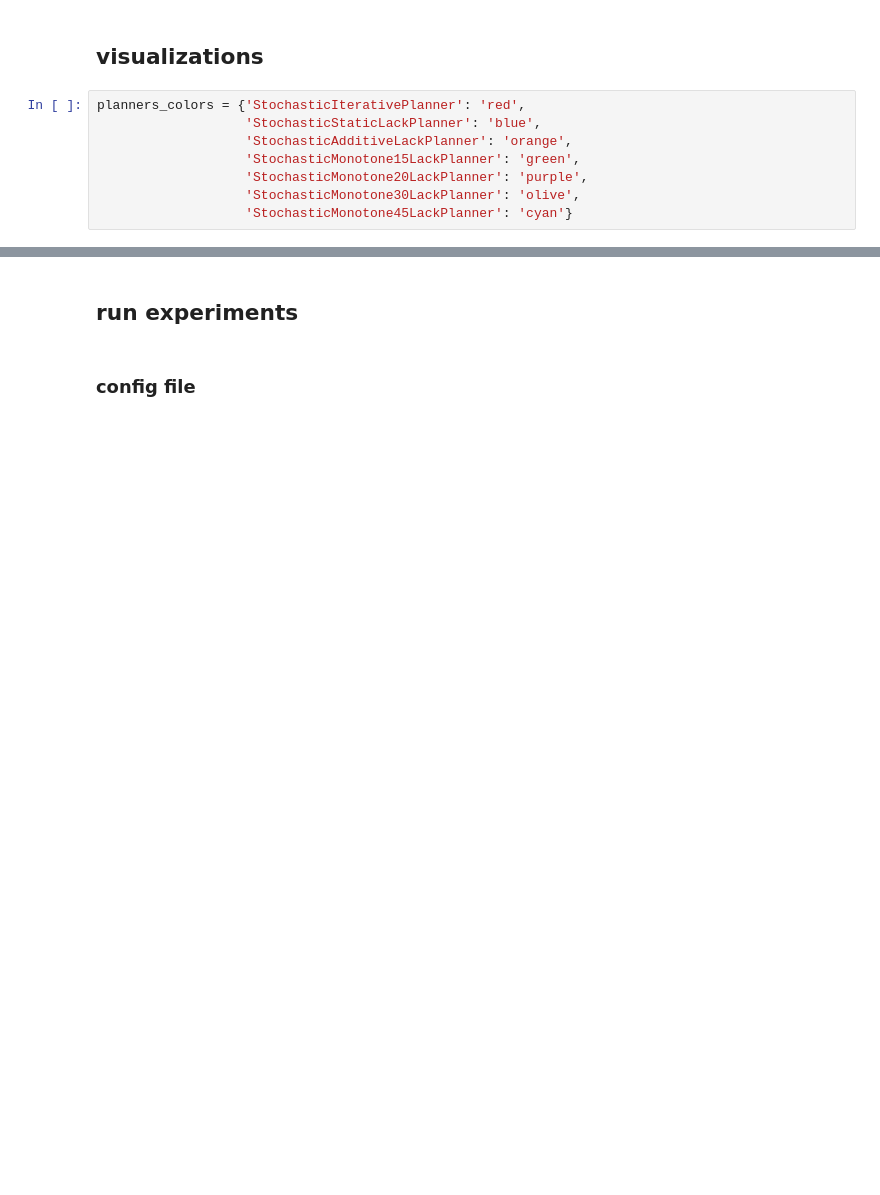
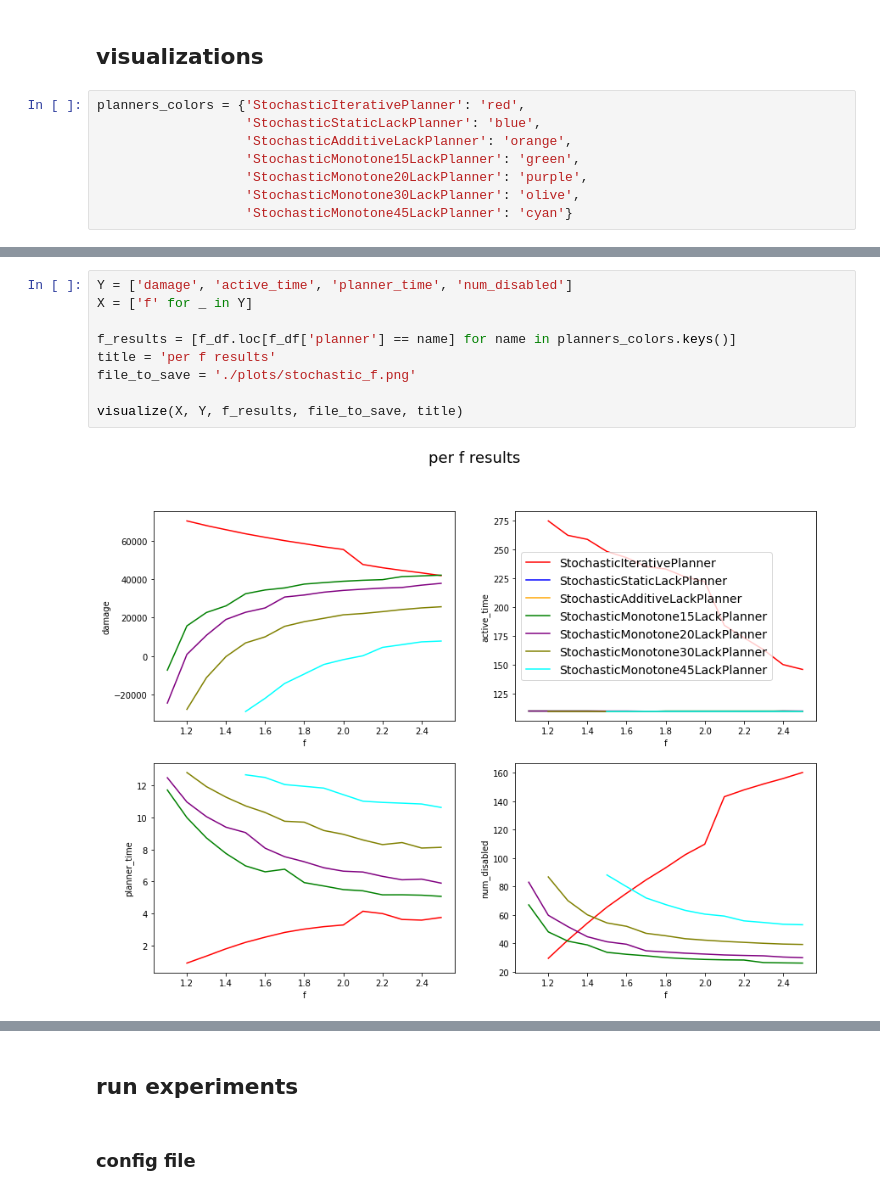
Before and after one commit to Elilgo324/dsd, a Jupyter notebook: experiments/stochastic/stochastic_analysis.ipynb, the cells around one changed output, grey strips where cells are left out. Saved outputs shown, nothing was run; the diff lists cells and outputs as text; blank space fills up the shorter version.

```diff
--- a/experiments/stochastic/stochastic_analysis.ipynb
+++ b/experiments/stochastic/stochastic_analysis.ipynb
@@ -135,0 +90,11 @@ plt.show()
+# %%
+Y = ['damage', 'active_time', 'planner_time', 'num_disabled']
+X = ['f' for _ in Y]
+
+f_results = [f_df.loc[f_df['planner'] == name] for name in planners_colors.keys()]
+title = 'per f results'
+file_to_save = './plots/stochastic_f.png'
+
+visualize(X, Y, f_results, file_to_save, title)
+# %% [output]
+[figure, added]
```
Also changed, not shown: parts of 15 cells of this notebook, 4 other files.
